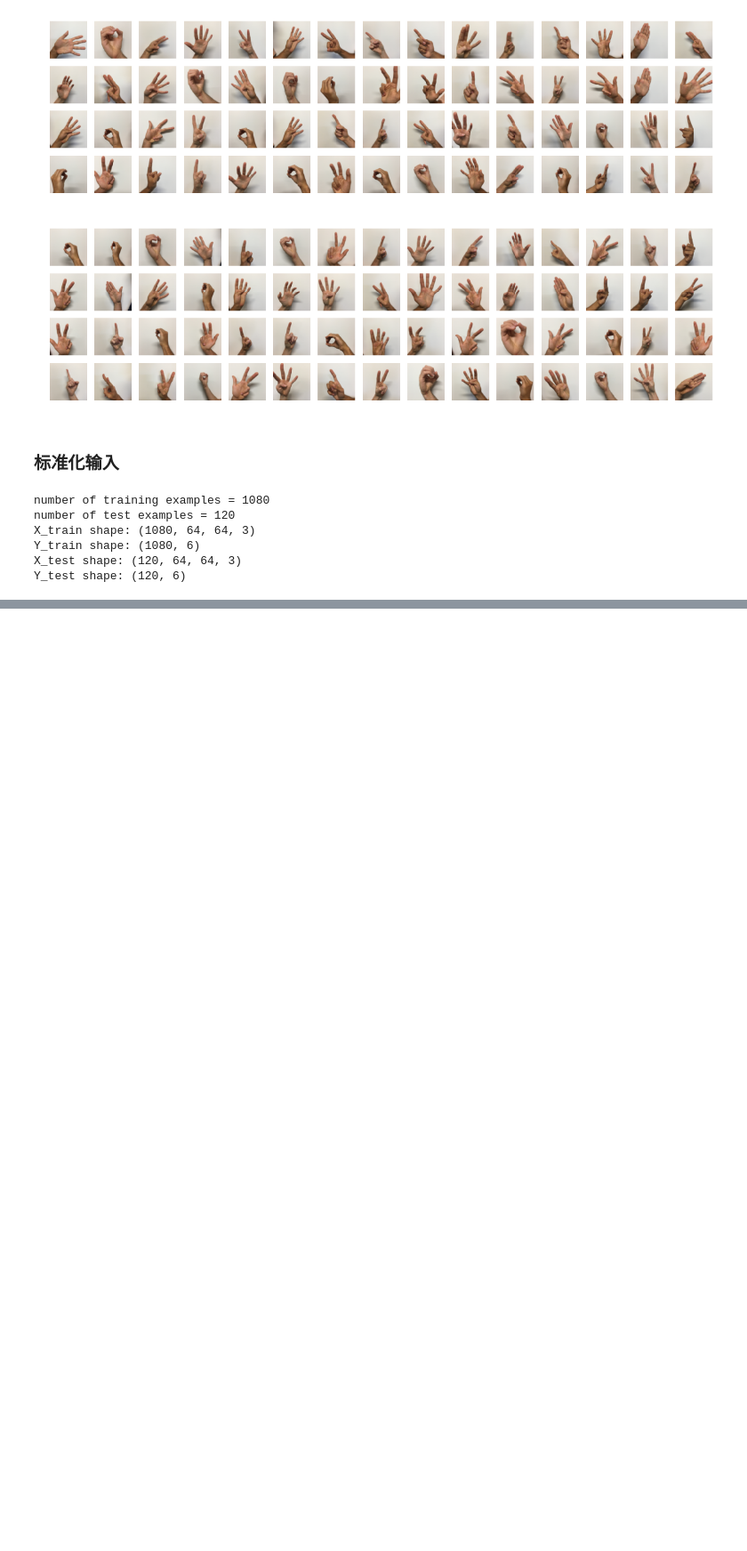
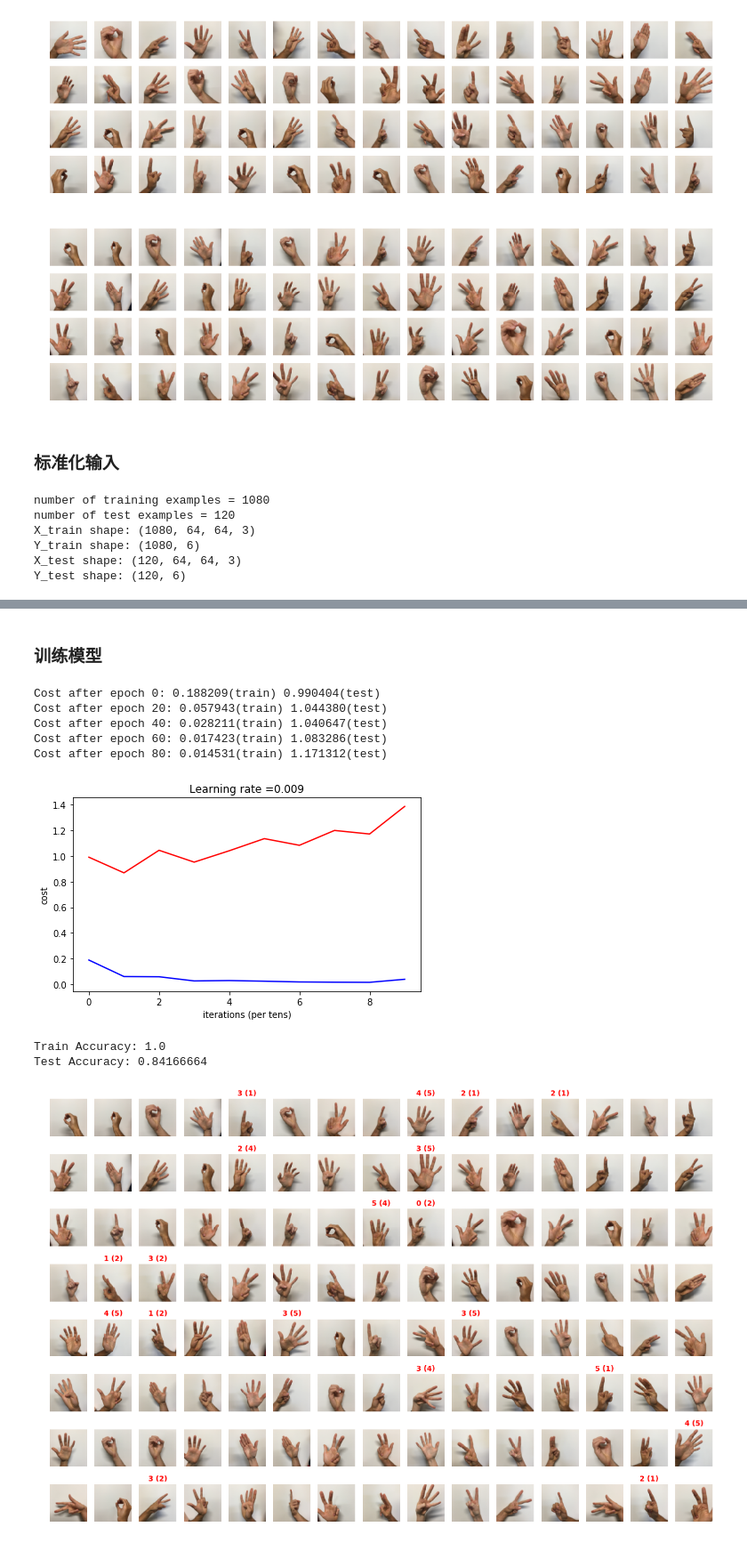
Before and after one commit to Morrowind1983/deeplearning.ai-exercises, a Jupyter notebook: 04 Convolutional Neural Networks/Week 1/Exercise.ipynb, the cells around one changed output, grey strips where cells are left out. Shown at 89% size. Drawn from its saved outputs; the diff is of its cells as text; code cells hidden in the pictures; blank space fills up the shorter version.

```diff
--- a/04 Convolutional Neural Networks/Week 1/Exercise.ipynb
+++ b/04 Convolutional Neural Networks/Week 1/Exercise.ipynb
@@ -82,0 +114,13 @@ Y_test shape: (120, 6)
+# %%
+# 显示所有测试集图片和预测结果
+def print_all_test_images(p, y):
+    num_images = len(X_test_orig)
+    row = 15
+    col = np.ceil(num_images / row)
+    plt.rcParams['figure.figsize'] = (20, 25 * col / row)
+    for i in range(num_images):
+        plt.subplot(col, row, i + 1)
+        plt.imshow(X_test_orig[i], interpolation='nearest')
+        plt.axis('off')
+        if p[i] != y[i]:
+            plt.title("%d (%d)" % (p[i], y[i]), color='red', fontweight='bold')
@@ -82,0 +266,25 @@ Y_test shape: (120, 6)
+# %% [markdown]
+### 训练模型
+# %%
+# 从文件中读取上次训练完毕的模型
+parameters = None
+
+try:
+    fr = open('signs_cnn_parameters','rb')
+    parameters = pickle.load(fr)
+    fr.close()
+except IOError:
+    print("File is not accessible.")
+# %%
+# 训练模型
+parameters = cnn_model(X_train, Y_train, X_test, Y_test, parameters=parameters, num_epochs=100)
+# %% [output]
+Cost after epoch 0: 0.188209(train) 0.990404(test)
+Cost after epoch 20: 0.057943(train) 1.044380(test)
+Cost after epoch 40: 0.028211(train) 1.040647(test)
+Cost after epoch 60: 0.017423(train) 1.083286(test)
+Cost after epoch 80: 0.014531(train) 1.171312(test)
+[figure, added]
+Train Accuracy: 1.0
+Test Accuracy: 0.84166664
+[figure, added]
```
Also changed, not shown: parts of 5 cells of this notebook, 4 other files.
